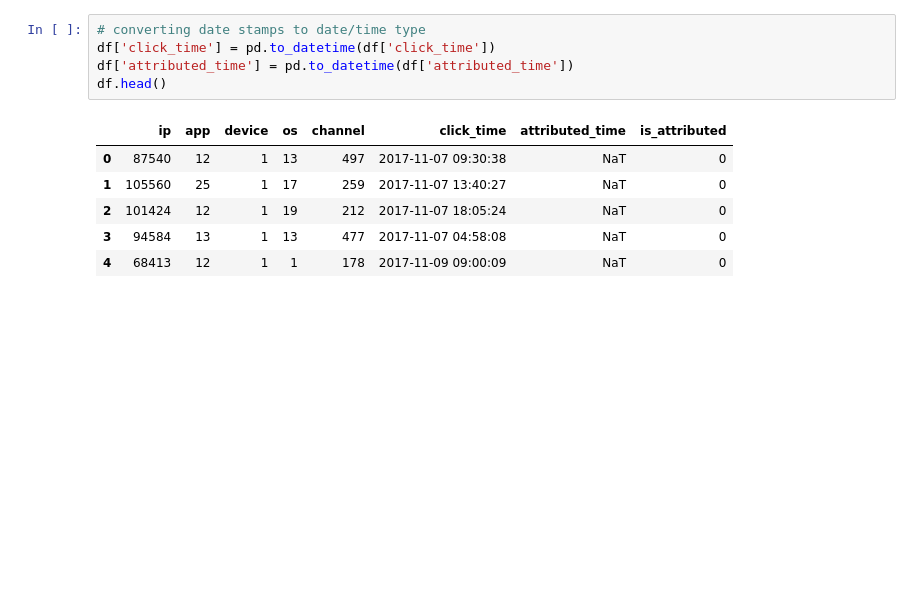
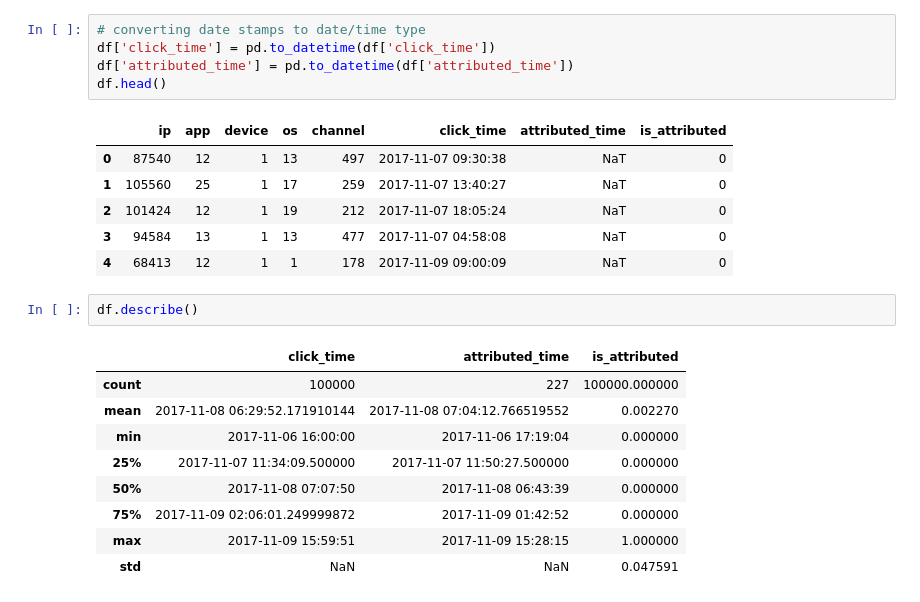
Before and after one commit to Spartan-119/Pixalate, a Jupyter notebook: TalkingData_EDA.ipynb, the cells around one changed output. Cells and saved outputs as stored; diff of their text form; blank space fills up the shorter version.

```diff
--- a/TalkingData_EDA.ipynb
+++ b/TalkingData_EDA.ipynb
@@ -76,3 +78,15 @@ df.head()
 | 2 | 101424 | 12 | 1 | 19 | 212 | 2017-11-07 18:05:24 | NaT | 0 |
 | 3 | 94584 | 13 | 1 | 13 | 477 | 2017-11-07 04:58:08 | NaT | 0 |
 | 4 | 68413 | 12 | 1 | 1 | 178 | 2017-11-09 09:00:09 | NaT | 0 |
+# %%
+df.describe()
+# %% [output]
+|  | click_time | attributed_time | is_attributed |
+| count | 100000 | 227 | 100000.000000 |
+| mean | 2017-11-08 06:29:52.171910144 | 2017-11-08 07:04:12.766519552 | 0.002270 |
+| min | 2017-11-06 16:00:00 | 2017-11-06 17:19:04 | 0.000000 |
+| 25% | 2017-11-07 11:34:09.500000 | 2017-11-07 11:50:27.500000 | 0.000000 |
+| 50% | 2017-11-08 07:07:50 | 2017-11-08 06:43:39 | 0.000000 |
+| 75% | 2017-11-09 02:06:01.249999872 | 2017-11-09 01:42:52 | 0.000000 |
+| max | 2017-11-09 15:59:51 | 2017-11-09 15:28:15 | 1.000000 |
+| std | NaN | NaN | 0.047591 |
```
Also changed, not shown: parts of 13 cells of this notebook.
